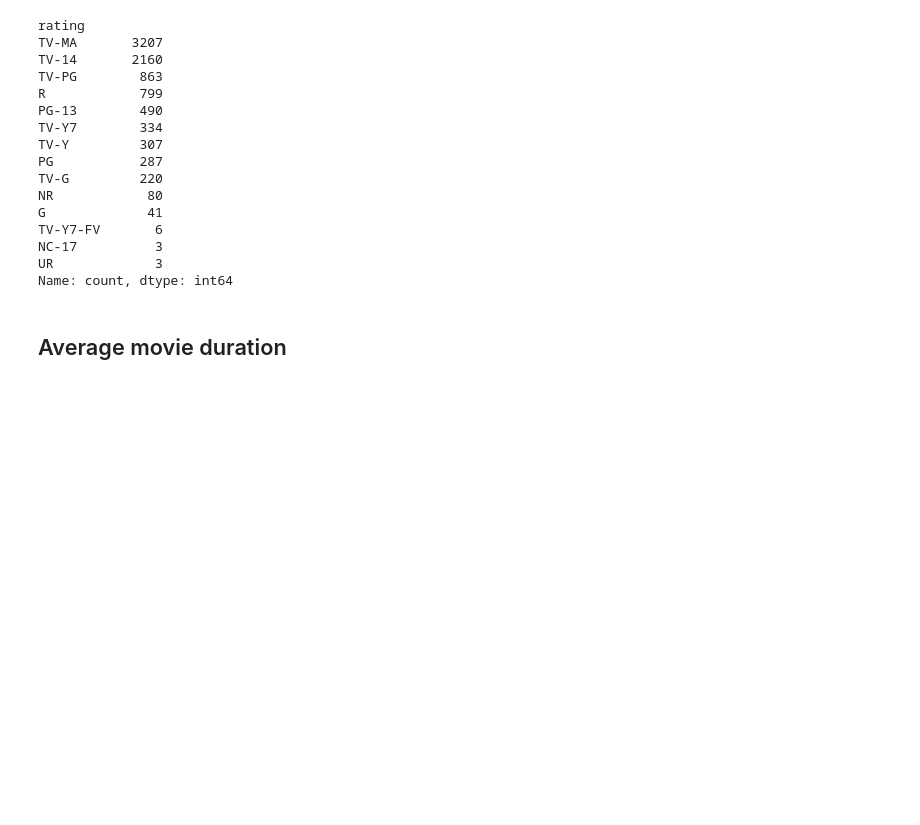
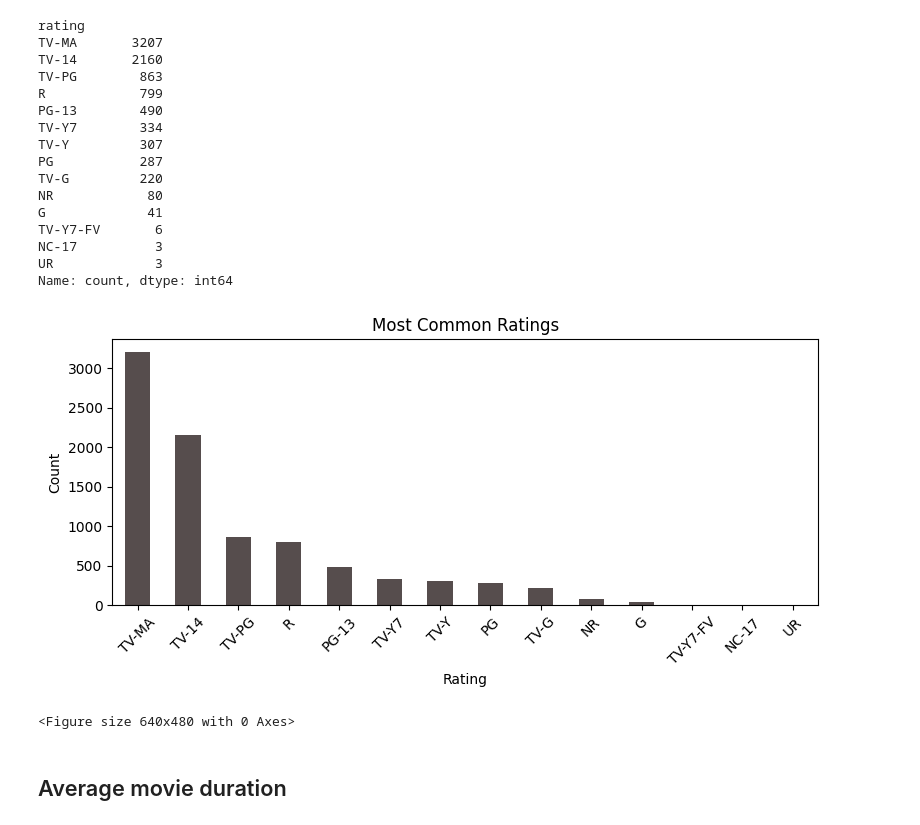
Before and after one commit to kunwarsaurav/Netflix-Data-Analysis, a Jupyter notebook: data/analysis.ipynb, the cells around one changed output. Drawn from its saved outputs; the diff is of its cells as text; code cells hidden in the pictures; blank space fills up the shorter version.

```diff
--- a/data/analysis.ipynb
+++ b/data/analysis.ipynb
@@ -200,6 +237,20 @@ TV-Y7-FV       6
 NC-17          3
 UR             3
 Name: count, dtype: int64
+# %%
+fig , ax = plt.subplots(figsize=(8,4))
+ratings.plot(kind='bar', ax=ax, color='#564d4d')
+ax.set_title('Most Common Ratings')
+ax.set_xlabel('Rating')
+ax.set_ylabel('Count')
+ax.tick_params(axis='x', rotation=45)
+
+plt.tight_layout()
+plt.show()
+plt.savefig('charts/ratings.png',dpi=150)
+# %% [output]
+[figure, added]
+<Figure size 640x480 with 0 Axes>
 # %% [markdown]
 ## Average movie duration
 # %%
```
Also changed, not shown: parts of 3 cells of this notebook, 4 other files.
